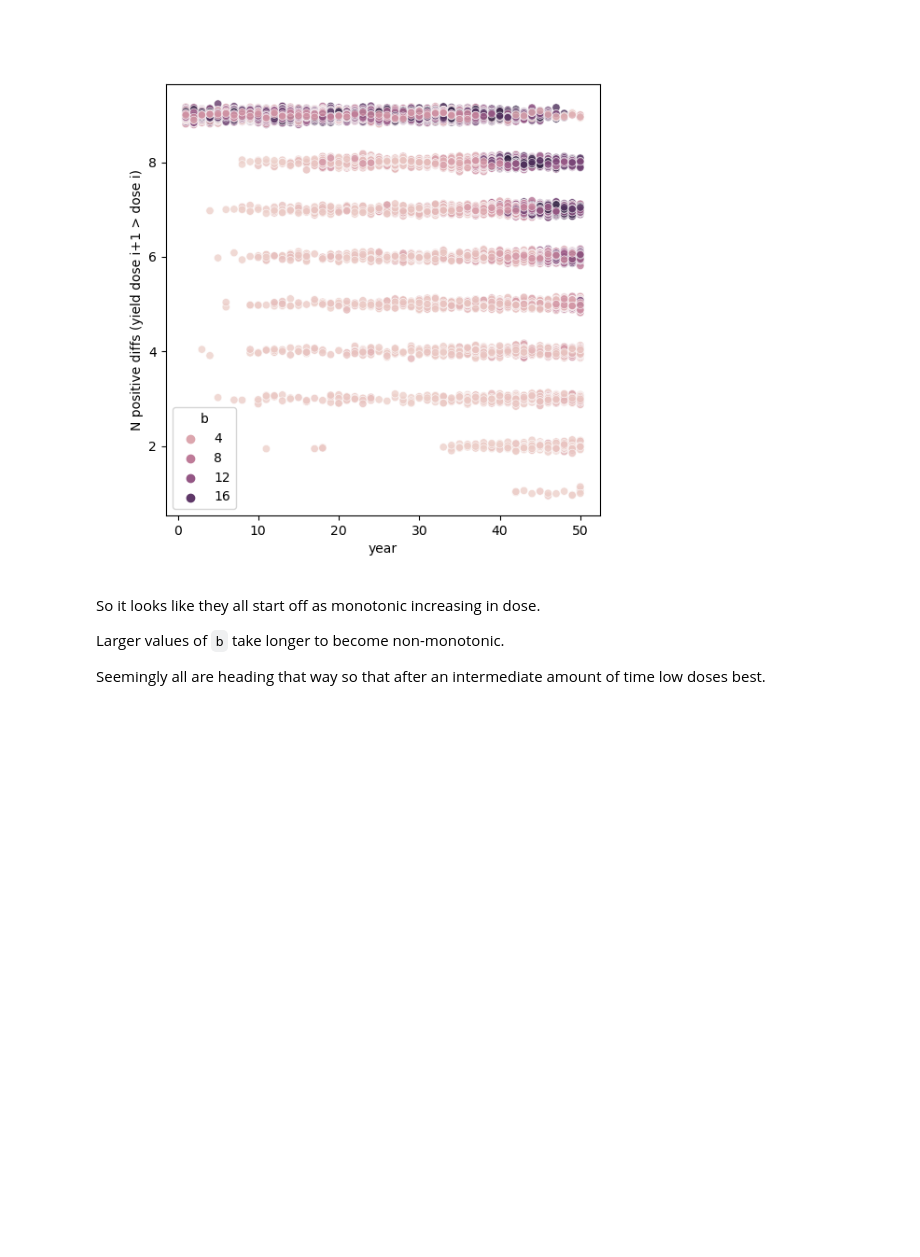
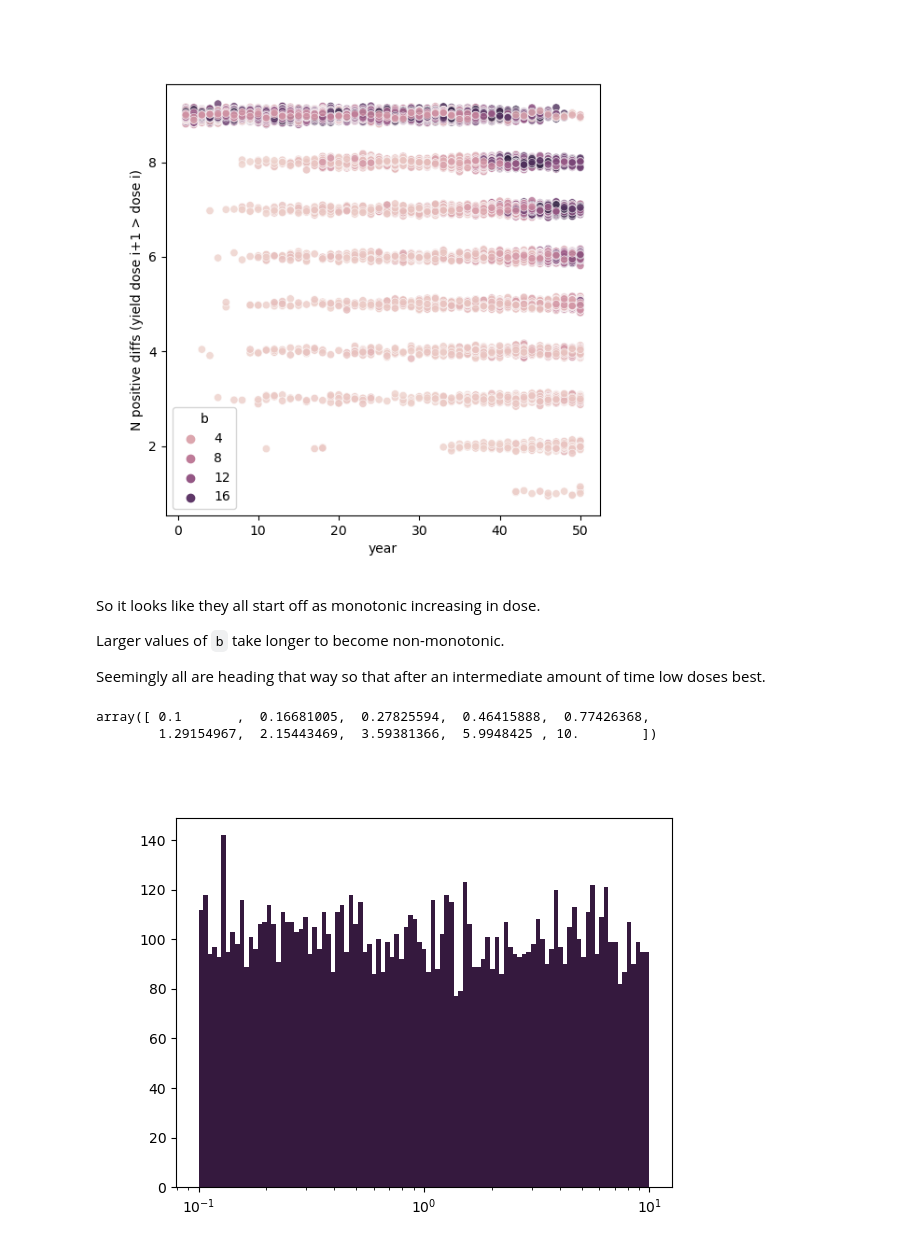
Before and after one commit to nt409/quant-res-doses, a Jupyter notebook: notebooks/004_dist_analysis.ipynb, the cells around one changed output. Cells and saved outputs as stored; diff of their text form; code cells hidden in the pictures; blank space fills up the shorter version.

```diff
--- a/notebooks/004_dist_analysis.ipynb
+++ b/notebooks/004_dist_analysis.ipynb
@@ -94,3 +94,8 @@ So it looks like they all start off as monotonic increasing in dose.
 Larger values of `b` take longer to become non-monotonic.
 
 Seemingly all are heading that way so that after an intermediate amount of time low doses best.
+# %%
+np.random.
+# %% [output]
+array([ 0.1       ,  0.16681005,  0.27825594,  0.46415888,  0.77426368,
+        1.29154967,  2.15443469,  3.59381366,  5.9948425 , 10.        ])
@@ -96,0 +104,14 @@ Seemingly all are heading that way so that after an intermediate amount of time
+# %%
+x=loguniform.rvs(1e-1, 10, size=10000)
+# %%
+f, ax = plt.subplots()
+
+# ax.scatter(np.arange(len(x)), x, alpha=0.5)
+
+# ax.set_yscale('log')
+
+ax.hist(x, bins=np.logspace(-1,1,100))
+
+ax.set_xscale('log')
+# %% [output]
+[figure, added]
```
Also changed, not shown: parts of 1 cell of this notebook, 2 other files.
